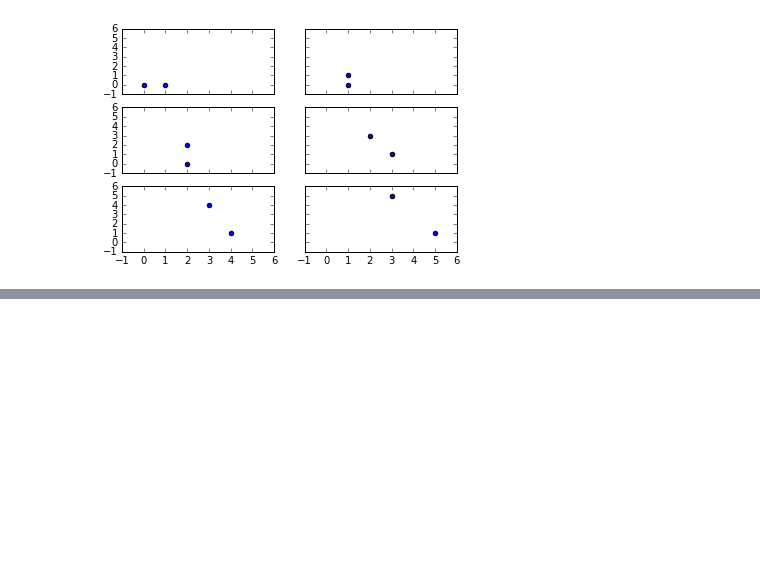
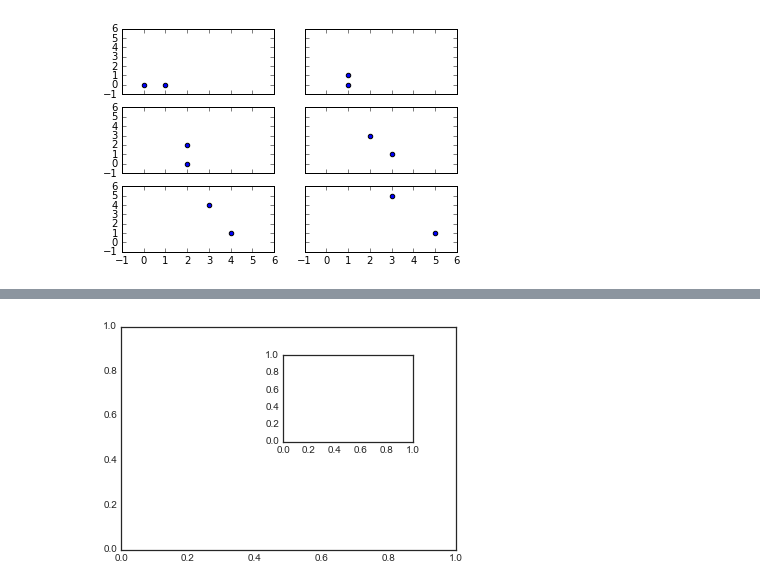
Before and after one commit to SpIIIII/jupyter-repo, a Jupyter notebook: Python Data Science Cookbook/Main.ipynb, the cells around one changed output, grey strips where cells are left out. Drawn from its saved outputs; the diff is of its cells as text; code cells hidden in the pictures; blank space fills up the shorter version.

```diff
--- a/Python Data Science Cookbook/Main.ipynb
+++ b/Python Data Science Cookbook/Main.ipynb
@@ -1074,0 +1091,7 @@ AxesSubplot(0.547727,0.125;0.352273x0.227941)
+# %%
+plt.style.use('seaborn-white')
+# %%
+ax1 = plt.axes()
+ax2 = plt.axes([0.50,0.50,0.3,0.3])
+# %% [output]
+[figure, added]
```
Also changed, not shown: parts of 6 cells of this notebook.
